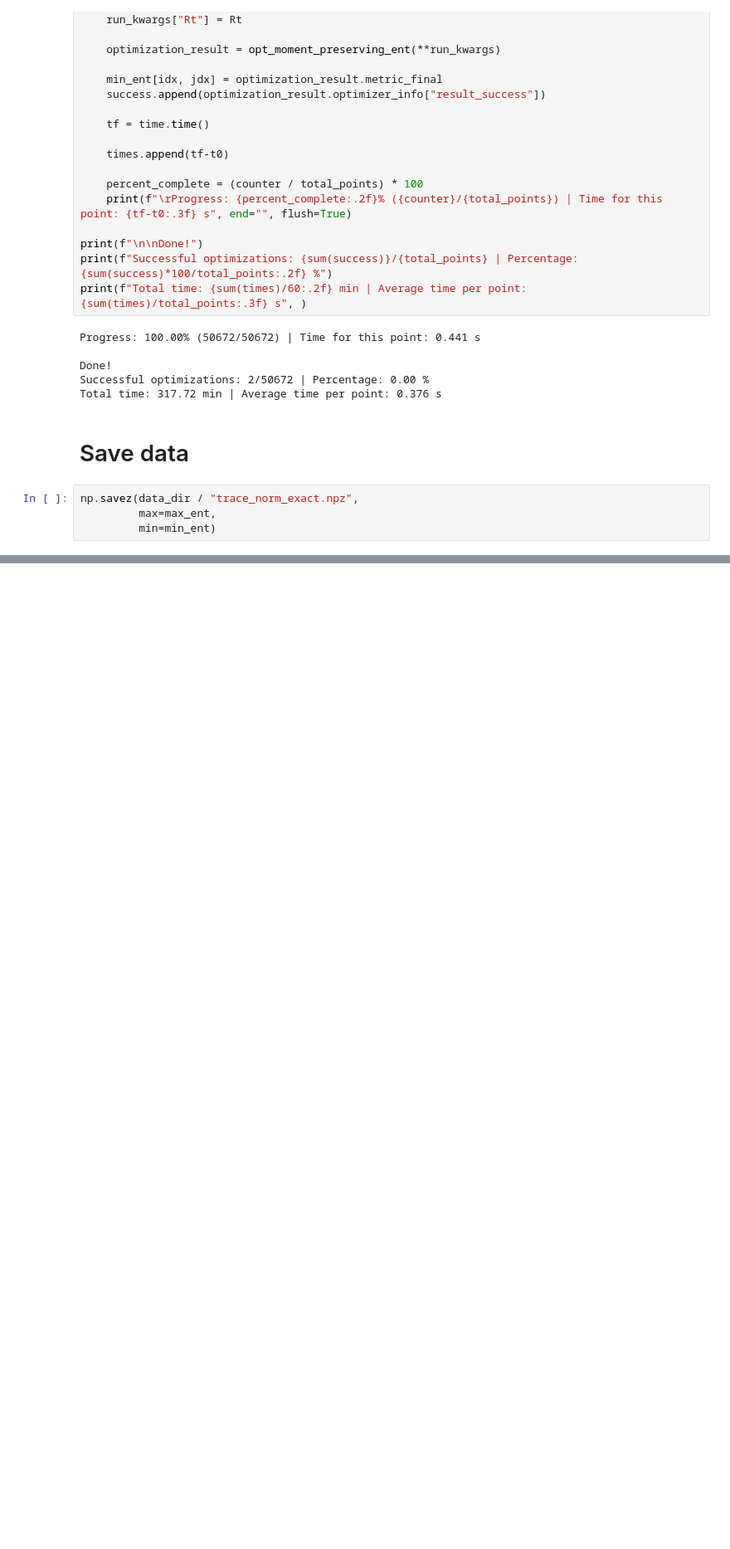
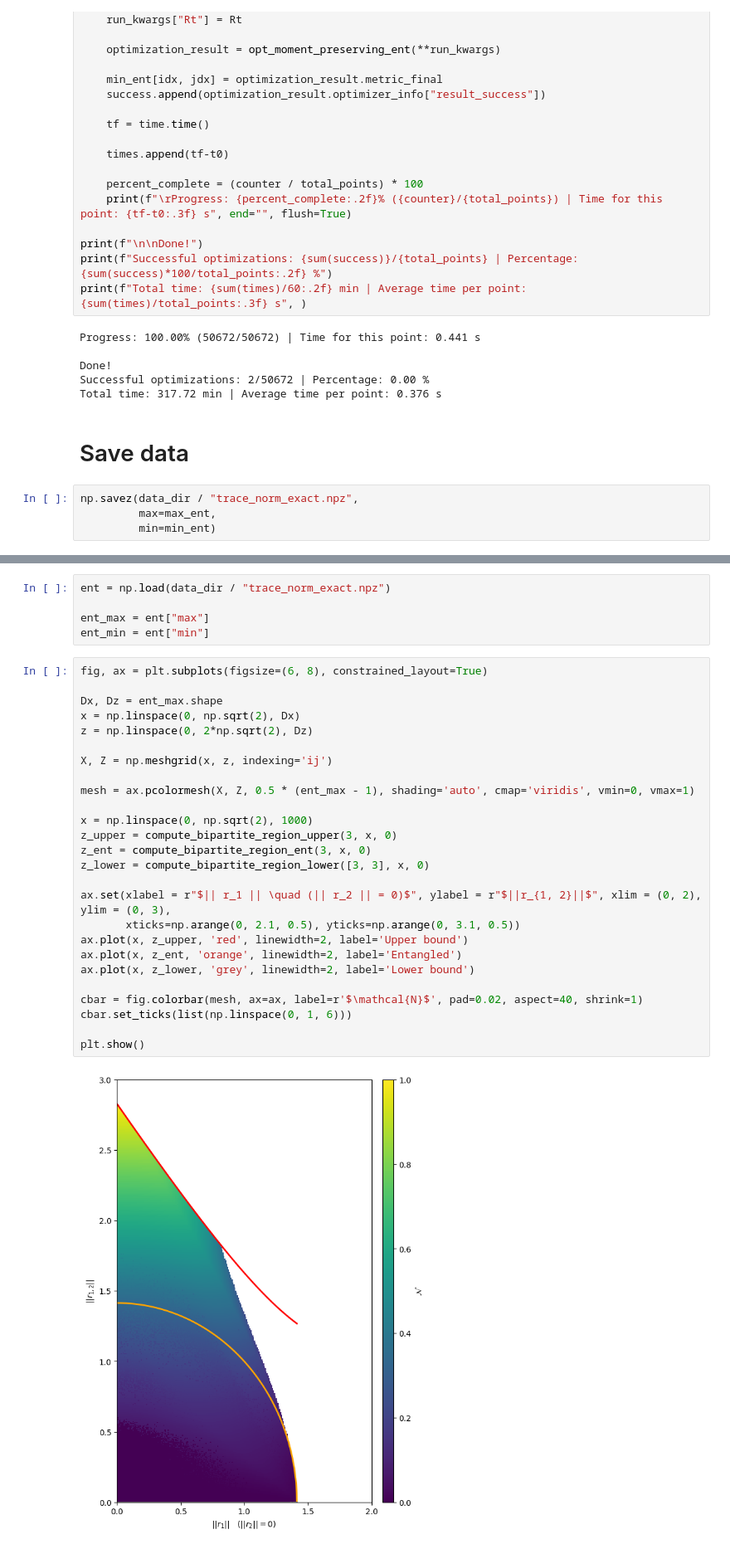
Before and after one commit to Garcia-Velo/-2024--bloch-lengths, a Jupyter notebook: notebooks/experiments/two_qutrits/xz_plane.ipynb, the cells around one changed output, grey strips where cells are left out. Shown at 83% size. Drawn from its saved outputs; the diff is of its cells as text; blank space fills up the shorter version.

```diff
--- a/notebooks/experiments/two_qutrits/xz_plane.ipynb
+++ b/notebooks/experiments/two_qutrits/xz_plane.ipynb
@@ -201,0 +204,33 @@ np.savez(data_dir / "trace_norm_exact.npz",
+# %%
+ent = np.load(data_dir / "trace_norm_exact.npz")
+
+ent_max = ent["max"]
+ent_min = ent["min"]
+# %%
+fig, ax = plt.subplots(figsize=(6, 8), constrained_layout=True)
+
+Dx, Dz = ent_max.shape
+x = np.linspace(0, np.sqrt(2), Dx)
+z = np.linspace(0, 2*np.sqrt(2), Dz)
+
+X, Z = np.meshgrid(x, z, indexing='ij')
+
+mesh = ax.pcolormesh(X, Z, 0.5 * (ent_max - 1), shading='auto', cmap='viridis', vmin=0, vmax=1)
+
+x = np.linspace(0, np.sqrt(2), 1000)
+z_upper = compute_bipartite_region_upper(3, x, 0)
+z_ent = compute_bipartite_region_ent(3, x, 0)
+z_lower = compute_bipartite_region_lower([3, 3], x, 0)
+
+ax.set(xlabel = r"$|| r_1 || \quad (|| r_2 || = 0)$", ylabel = r"$||r_{1, 2}||$", xlim = (0, 2), ylim = (0, 3),
+       xticks=np.arange(0, 2.1, 0.5), yticks=np.arange(0, 3.1, 0.5))
+ax.plot(x, z_upper, 'red', linewidth=2, label='Upper bound')
+ax.plot(x, z_ent, 'orange', linewidth=2, label='Entangled')
+ax.plot(x, z_lower, 'grey', linewidth=2, label='Lower bound')
+
+cbar = fig.colorbar(mesh, ax=ax, label=r'$\mathcal{N}$', pad=0.02, aspect=40, shrink=1)
+cbar.set_ticks(list(np.linspace(0, 1, 6)))
+
+plt.show()
+# %% [output]
+[figure, added]
```
Also changed, not shown: parts of 6 cells of this notebook, 11 other files.
